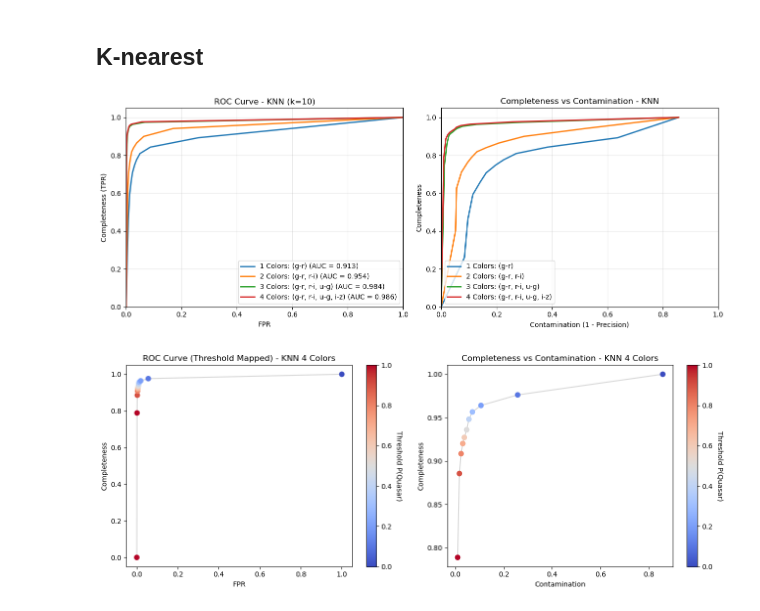
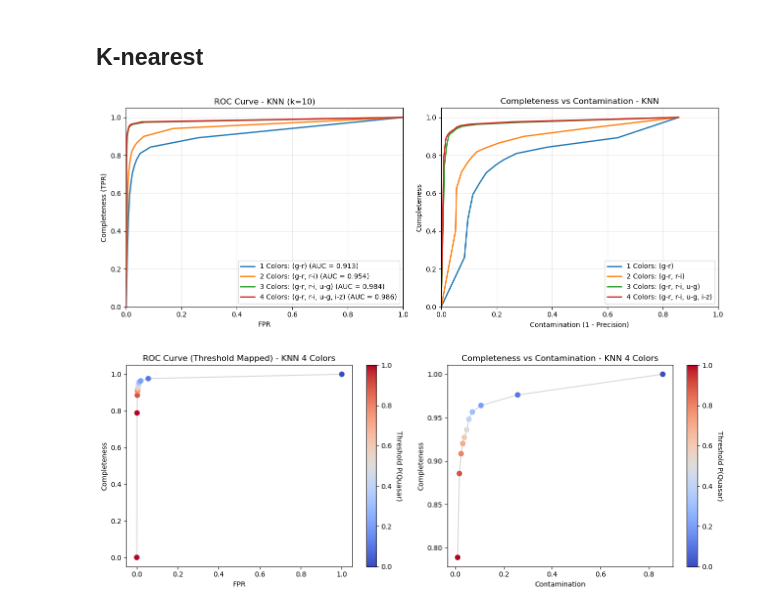
Before and after one commit to fraeck61/astrostatistics_bicocca_2026, a Jupyter notebook: exam_exercises/lecture_19.ipynb, the cells around one changed output. Drawn from its saved outputs; the diff is of its cells as text; code cells hidden in the pictures.

```diff
--- a/exam_exercises/lecture_19.ipynb
+++ b/exam_exercises/lecture_19.ipynb
@@ -357,27 +357,27 @@ plt.show()
 # %%
 fig, (ax_roc, ax_comp) = plt.subplots(1, 2, figsize=(13, 5))
 modelK = KNeighborsClassifier(n_neighbors=10)
 
 for set_name, features in feature_sets.items():
 
     pipe_knn = make_pipeline(StandardScaler(), modelK)
     pipe_knn.fit(df_train[features].values, y_train)
 
     y_prob_knn = pipe_knn.predict_proba(df_val[features].values)[:, 1]
     fpr, tpr, _ = roc_curve(y_val, y_prob_knn)
     ax_roc.plot(fpr, tpr, lw=2, label=f'{set_name} (AUC = {auc(fpr, tpr):.3f})')
 
     precision, recall, _ = precision_recall_curve(y_val, y_prob_knn)
     ax_comp.plot(1 - precision, recall, lw=2, label=f'{set_name}')
 
 ax_roc.set(title="ROC Curve - KNN (k=10)", xlabel="FPR", ylabel="Completeness (TPR)", xlim=[0,1], ylim=[0,1.05])
 ax_roc.legend(loc="lower right"); ax_roc.grid(alpha=0.3)
 
 ax_comp.set(title="Completeness vs Contamination - KNN", xlabel="Contamination (1 - Precision)", ylabel="Completeness", xlim=[0,1], ylim=[0,1.05])
-ax_comp.legend(loc="lower left"); ax_comp.grid(alpha=0.3)
+ax_comp.legend(loc="lower right"); ax_comp.grid(alpha=0.3)
 plt.tight_layout()
 plt.show()
 # %% [output]
-[figure, old version]
+[figure, new version]
 # %%
 # la threshold per questo algoritm può assumere solo valori discreti
```
Also changed, not shown: parts of 1 cell of this notebook, 4 other files.
